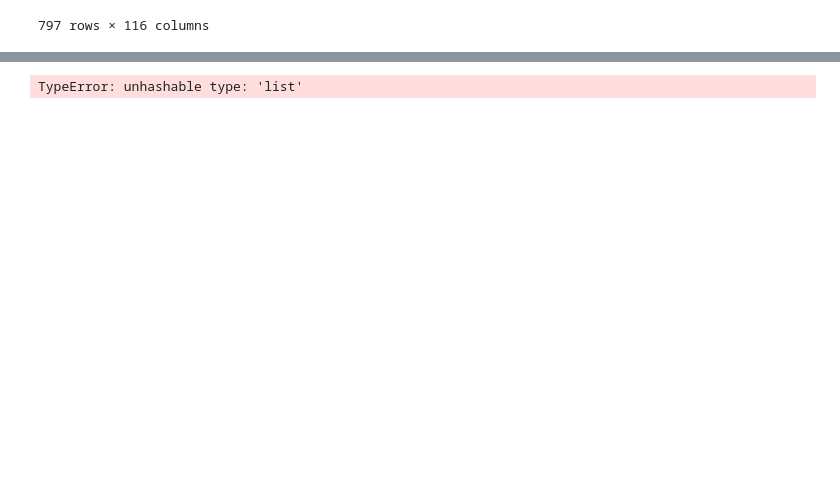
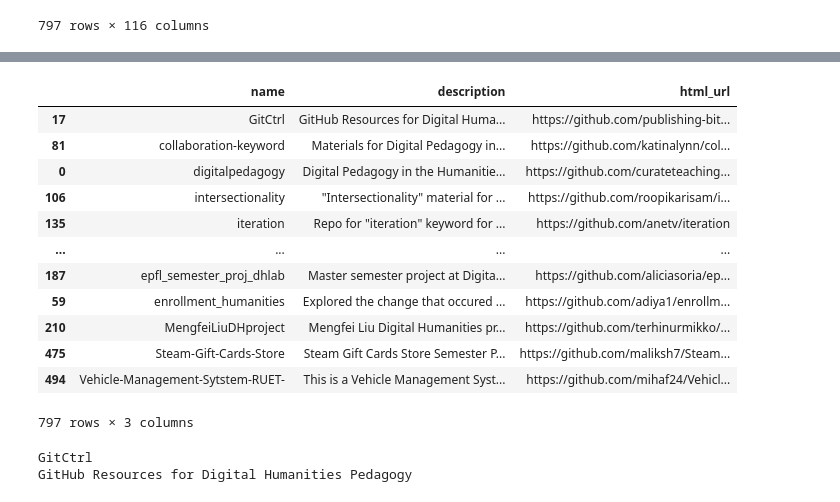
Before and after one commit to ZoeLeBlanc/programming_pedagogies, a Jupyter notebook: DataExperiments.ipynb, the cells around one changed output, grey strips where cells are left out. Drawn from its saved outputs; the diff is of its cells as text; code cells hidden in the pictures; blank space fills up the shorter version.

```diff
--- a/DataExperiments.ipynb
+++ b/DataExperiments.ipynb
@@ -401,5 +449,27 @@ combined_pedagogy_df
+# %%
+combined_pedagogy_df[['name', 'description', 'html_url']]
+# %% [output]
+|  | name | description | html_url |
+| 17 | GitCtrl | GitHub Resources for Digital Huma... | https://github.com/publishing-bit... |
+| 81 | collaboration-keyword | Materials for Digital Pedagogy in... | https://github.com/katinalynn/col... |
+| 0 | digitalpedagogy | Digital Pedagogy in the Humanitie... | https://github.com/curateteaching... |
+| 106 | intersectionality | "Intersectionality" material for ... | https://github.com/roopikarisam/i... |
+| 135 | iteration | Repo for "iteration" keyword for ... | https://github.com/anetv/iteration |
+| ... | ... | ... | ... |
+| 187 | epfl_semester_proj_dhlab | Master semester project at Digita... | https://github.com/aliciasoria/ep... |
+| 59 | enrollment_humanities | Explored the change that occured ... | https://github.com/adiya1/enrollm... |
+| 210 | MengfeiLiuDHproject | Mengfei Liu Digital Humanities pr... | https://github.com/terhinurmikko/... |
+| 475 | Steam-Gift-Cards-Store | Steam Gift Cards Store Semester P... | https://github.com/maliksh7/Steam... |
+| 494 | Vehicle-Management-Sytstem-RUET- | This is a Vehicle Management Syst... | https://github.com/mihaf24/Vehicl... |
+797 rows × 3 columns
+# %%
+# Dictionary
+given_hub = {'name': 'GitCtrl', 'description': 'GitHub Resources for Digital Humanities Pedagogy', 'html_url': 'https://github.com/publishing-bitbytebit/GitCtrl'}
+print(given_hub['name'])
+print(given_hub['description'])
+# %% [output]
+GitCtrl
+GitHub Resources for Digital Humanities Pedagogy
 # %%
-hack_counts_description = combined_pedagogy_df['lower_description'].str.count(potential_hack_terms)
-hack_counts_description
+# hack_counts_description = combined_pedagogy_df['lower_description'].str.count(potential_hack_terms)
+# hack_counts_description
-# %% [output]
-TypeError: unhashable type: 'list'
```
Also changed, not shown: parts of 6 cells of this notebook.
